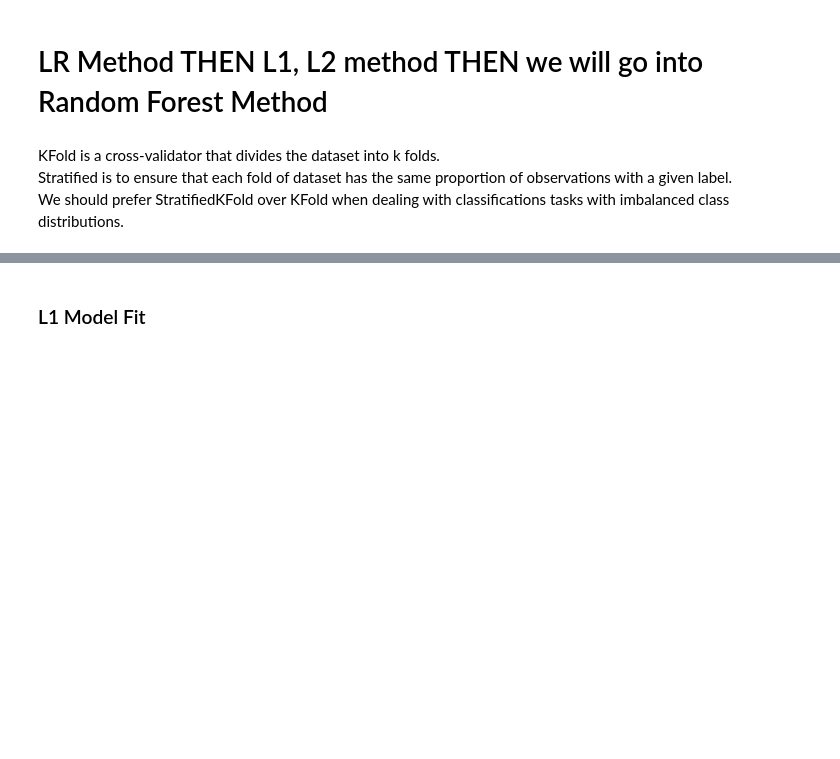
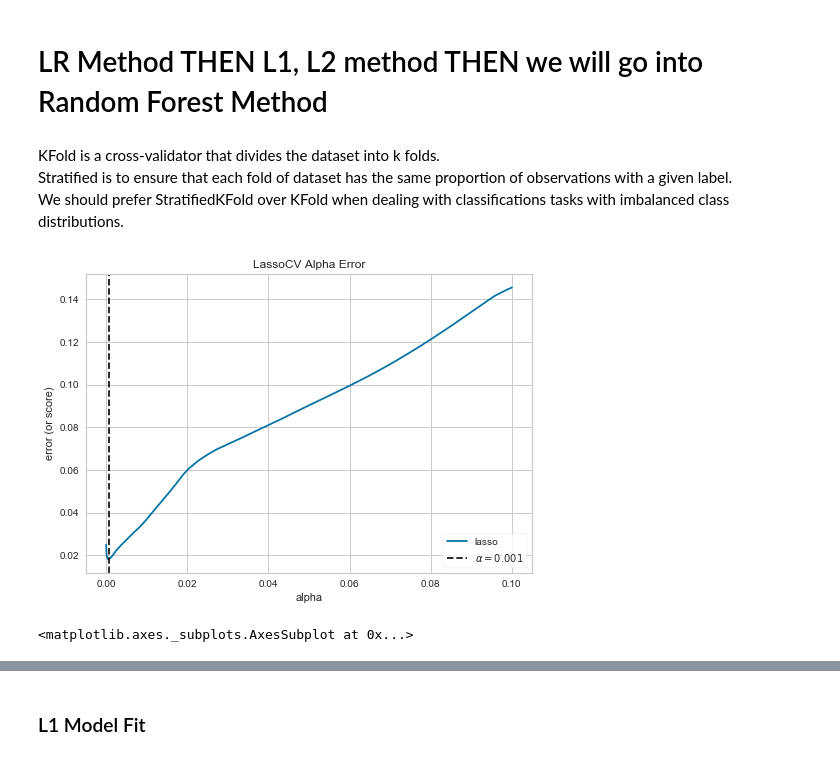
Before and after one commit to Aurian-G/Kaggle, a Jupyter notebook: Housing_Prediction/Housing_Prices_KC.ipynb, the cells around one changed output, grey strips where cells are left out. Drawn from its saved outputs; the diff is of its cells as text; code cells hidden in the pictures; blank space fills up the shorter version.

```diff
--- a/Housing_Prediction/Housing_Prices_KC.ipynb
+++ b/Housing_Prediction/Housing_Prices_KC.ipynb
@@ -565,3 +565,12 @@ y = final_data[['SalePrice']]
 KFold is a cross-validator that divides the dataset into k folds.
 Stratified is to ensure that each fold of dataset has the same proportion of observations with a given label.
 We should prefer StratifiedKFold over KFold when dealing with classifications tasks with imbalanced class distributions.
+# %%
+alphas = np.linspace(0,0.1,1001)
+clf = LassoCV(alphas=alphas)
+visualizer = AlphaSelection(clf)
+visualizer.fit(X,y.values.ravel())
+visualizer.show()
+# %% [output]
+[figure, added]
+<matplotlib.axes._subplots.AxesSubplot at 0x...>
```
Also changed, not shown: parts of 46 cells of this notebook, 1 other file.
